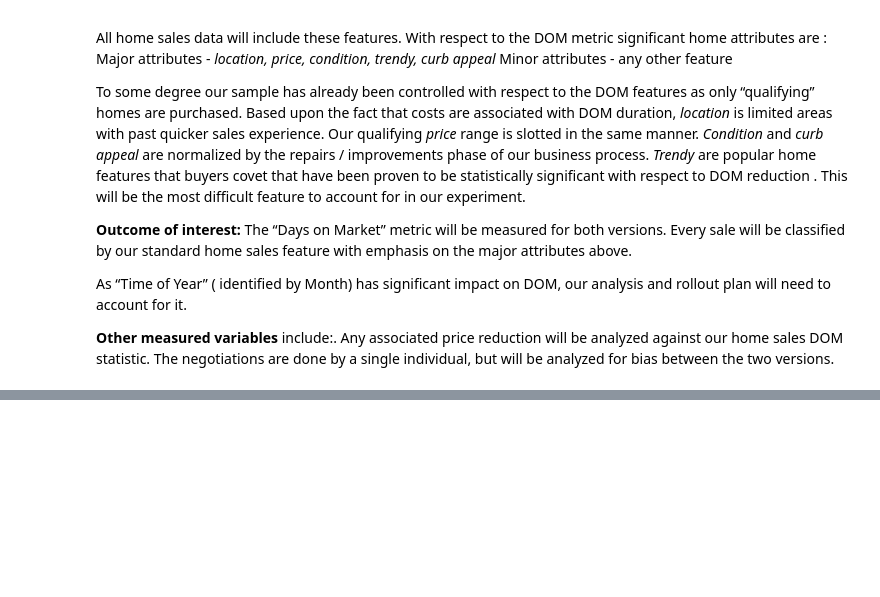
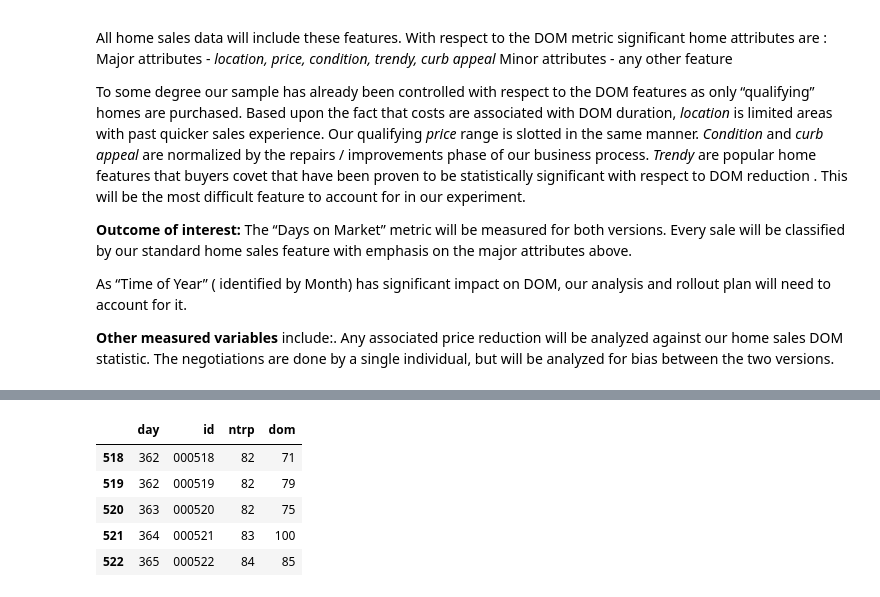
Before and after one commit to cmkeith9749/Projects, a Jupyter notebook: Unit01/Capstone/Capstone/UnitOneCapstone.ipynb, the cells around one changed output, grey strips where cells are left out. Saved outputs shown, nothing was run; the diff lists cells and outputs as text; code cells hidden in the pictures; blank space fills up the shorter version.

```diff
--- a/Unit01/Capstone/Capstone/UnitOneCapstone.ipynb
+++ b/Unit01/Capstone/Capstone/UnitOneCapstone.ipynb
@@ -43,7 +43,7 @@ from scipy import stats
 # %%
 # data from zillow
 doz = {'file':'DaysOnZillow.txt',    'shape':(1012, 116),  'name':'Days on Zillow'}
-mls = {'file':'MonthlyListings.txt', 'shape':(2008, 81),   'name':'New Listings'}
+nls = {'file':'MonthlyListings.txt', 'shape':(2008, 81),   'name':'New Listings'}
 stl = {'file':'SaleToList.txt',      'shape':(11252, 116), 'name':'Ratio of Sales to Listings'}
 # %%
 # using zillow data for 5 metro atlanta counties
@@ -96,0 +118,14 @@ start = '2019-06-01'; end = '2019-07-01'
+# %%
+A = [i // 4 + 1 for i in range(day * 4 ) if  np.random.random() <= (prob * np.interp(i // 4 + 1, tabp.xp, tabp.fp, period=days) )]
+data = pd.DataFrame(A, columns = ['day'])
+data['id'] = [str(i).rjust(6,'0') for i in range(len(data))]
+data['ntrp'] = data.day.apply(lambda x: int(np.round(np.interp(x, tabd.xp, tabd.fp, period=days),decimals = 0)))
+data['dom']  = data.ntrp.apply(lambda x: int(np.round(np.random.chisquare(84),decimals=0)))
+data.tail()
+# %% [output]
+|  | day | id | ntrp | dom |
+| 518 | 362 | 000518 | 82 | 71 |
+| 519 | 362 | 000519 | 82 | 79 |
+| 520 | 363 | 000520 | 82 | 75 |
+| 521 | 364 | 000521 | 83 | 100 |
+| 522 | 365 | 000522 | 84 | 85 |
```
Also changed, not shown: parts of 12 cells of this notebook, 10 other files.
